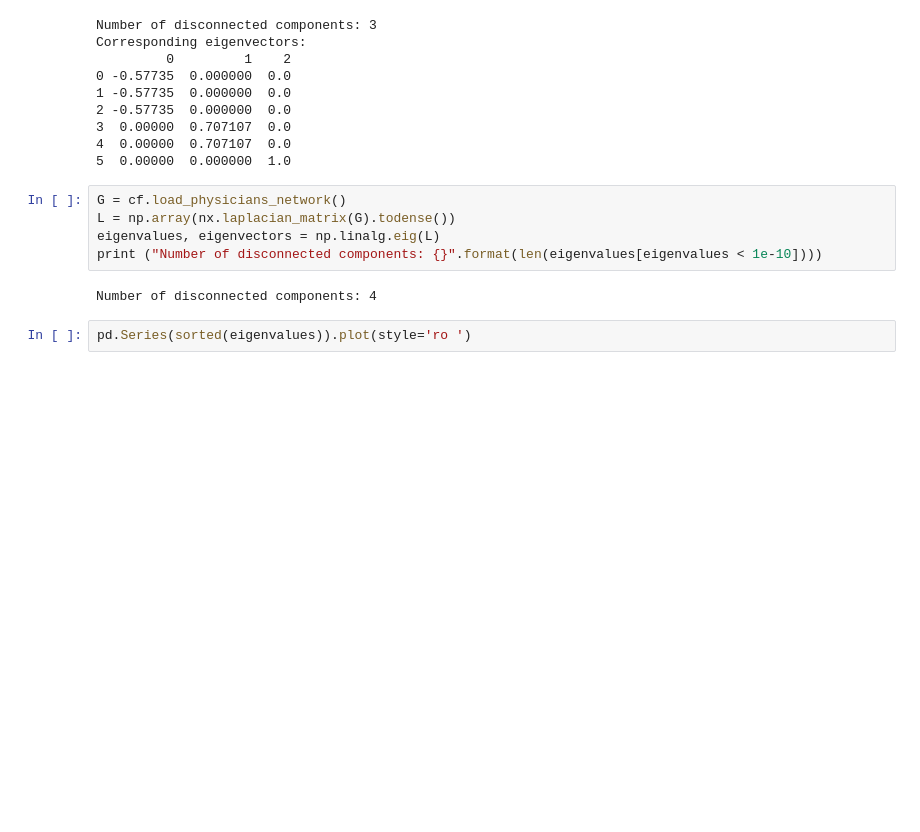
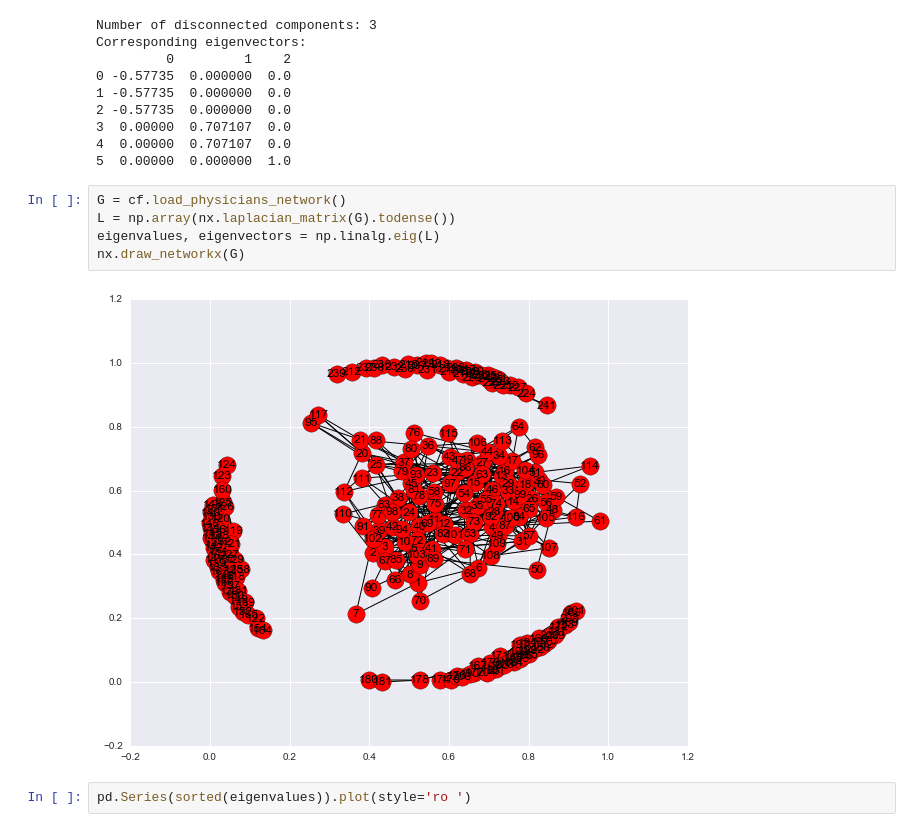
Before and after one commit to weifei/StudyTopics, a Jupyter notebook: clustering/A Primer On Spectral Clustering.ipynb, the cells around one changed output. Saved outputs shown, nothing was run; the diff lists cells and outputs as text; blank space fills up the shorter version.

```diff
--- a/clustering/A Primer On Spectral Clustering.ipynb
+++ b/clustering/A Primer On Spectral Clustering.ipynb
@@ -282,10 +285,10 @@ Corresponding eigenvectors:
 # %%
 G = cf.load_physicians_network()
 L = np.array(nx.laplacian_matrix(G).todense())
 eigenvalues, eigenvectors = np.linalg.eig(L)
-print ("Number of disconnected components: {}".format(len(eigenvalues[eigenvalues < 1e-10])))
+nx.draw_networkx(G)
 # %% [output]
-Number of disconnected components: 4
+[figure, added]
 # %%
 pd.Series(sorted(eigenvalues)).plot(style='ro ')
 # %% [output]
```
Also changed, not shown: parts of 22 cells of this notebook.
